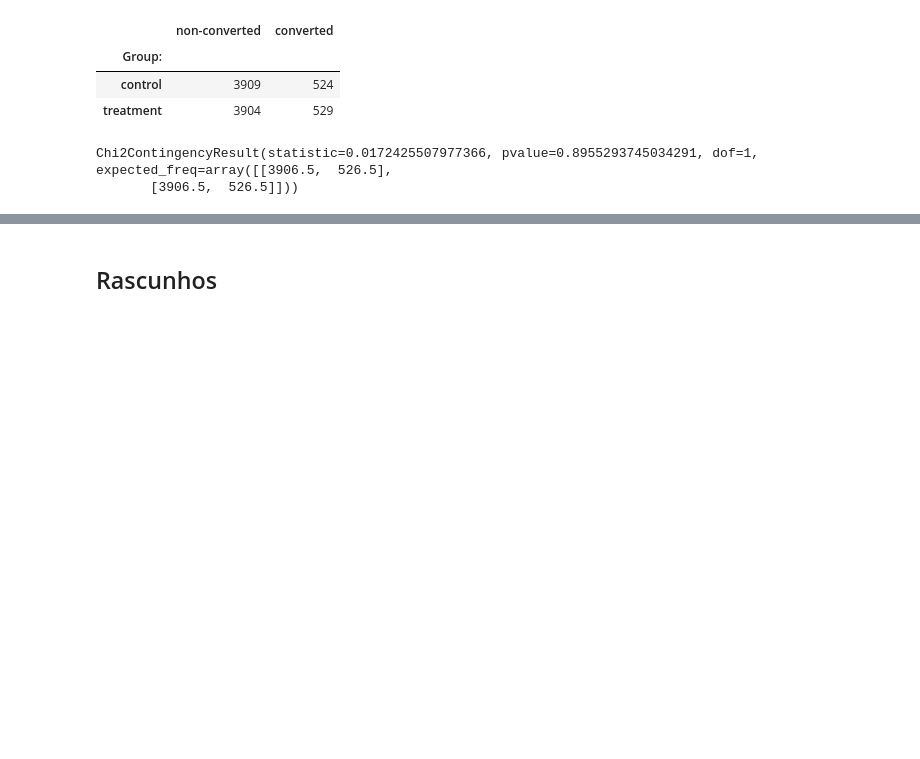
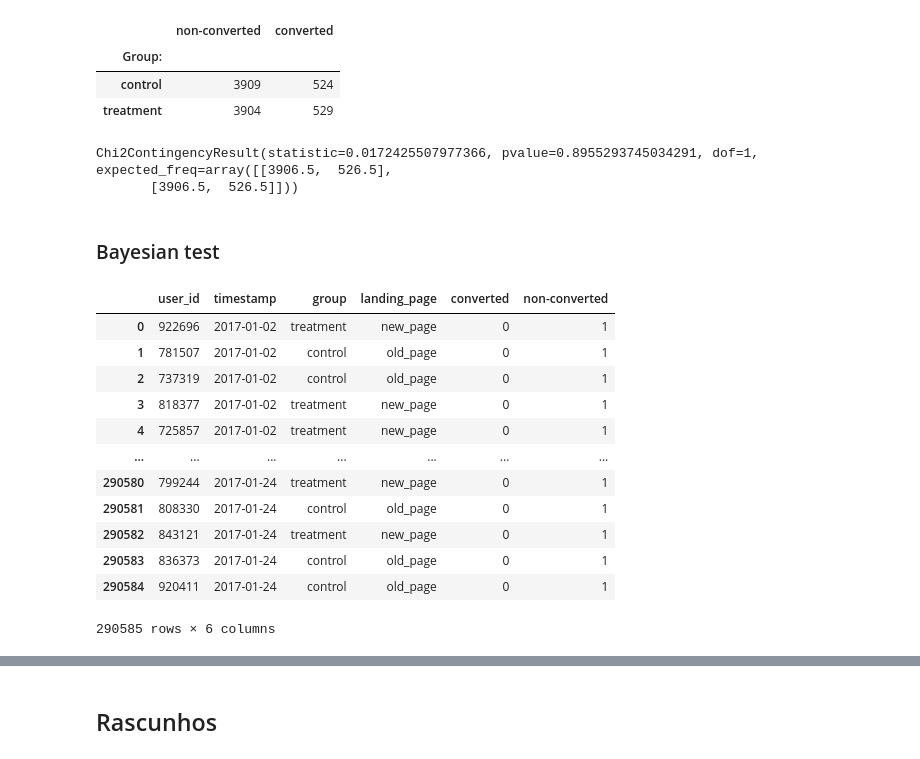
Before and after one commit to GustavoHBDuarte/AB_testing, a Jupyter notebook: A_B_testing.ipynb, the cells around one changed output, grey strips where cells are left out. Drawn from its saved outputs; the diff is of its cells as text; code cells hidden in the pictures; blank space fills up the shorter version.

Commit message:
Starting implementation of chi2 and Bayesian tests.

```diff
--- a/A_B_testing.ipynb
+++ b/A_B_testing.ipynb
@@ -775,3 +775,5 @@ chi2_contingency(pd.crosstab(df_sampled['group'], df_sampled['converted']))
 # %% [output]
 Chi2ContingencyResult(statistic=0.0172425507977366, pvalue=0.8955293745034291, dof=1, expected_freq=array([[3906.5,  526.5],
        [3906.5,  526.5]]))
+# %% [markdown]
+### Bayesian test
@@ -777,0 +786,16 @@ Chi2ContingencyResult(statistic=0.0172425507977366, pvalue=0.8955293745034291, d
+# %%
+df
+# %% [output]
+|  | user_id | timestamp | group | landing_page | converted | non-converted |
+| 0 | 922696 | 2017-01-02 | treatment | new_page | 0 | 1 |
+| 1 | 781507 | 2017-01-02 | control | old_page | 0 | 1 |
+| 2 | 737319 | 2017-01-02 | control | old_page | 0 | 1 |
+| 3 | 818377 | 2017-01-02 | treatment | new_page | 0 | 1 |
+| 4 | 725857 | 2017-01-02 | treatment | new_page | 0 | 1 |
+| ... | ... | ... | ... | ... | ... | ... |
+| 290580 | 799244 | 2017-01-24 | treatment | new_page | 0 | 1 |
+| 290581 | 808330 | 2017-01-24 | control | old_page | 0 | 1 |
+| 290582 | 843121 | 2017-01-24 | treatment | new_page | 0 | 1 |
+| 290583 | 836373 | 2017-01-24 | control | old_page | 0 | 1 |
+| 290584 | 920411 | 2017-01-24 | control | old_page | 0 | 1 |
+290585 rows × 6 columns
```
Also changed, not shown: parts of 7 cells of this notebook.
